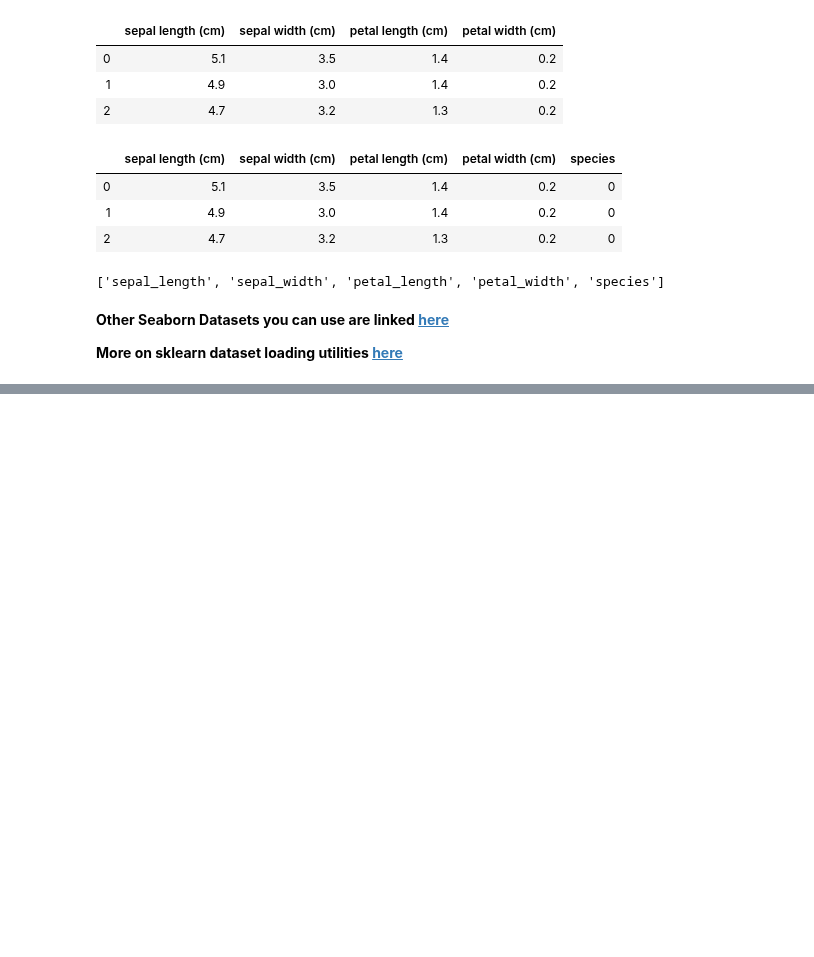
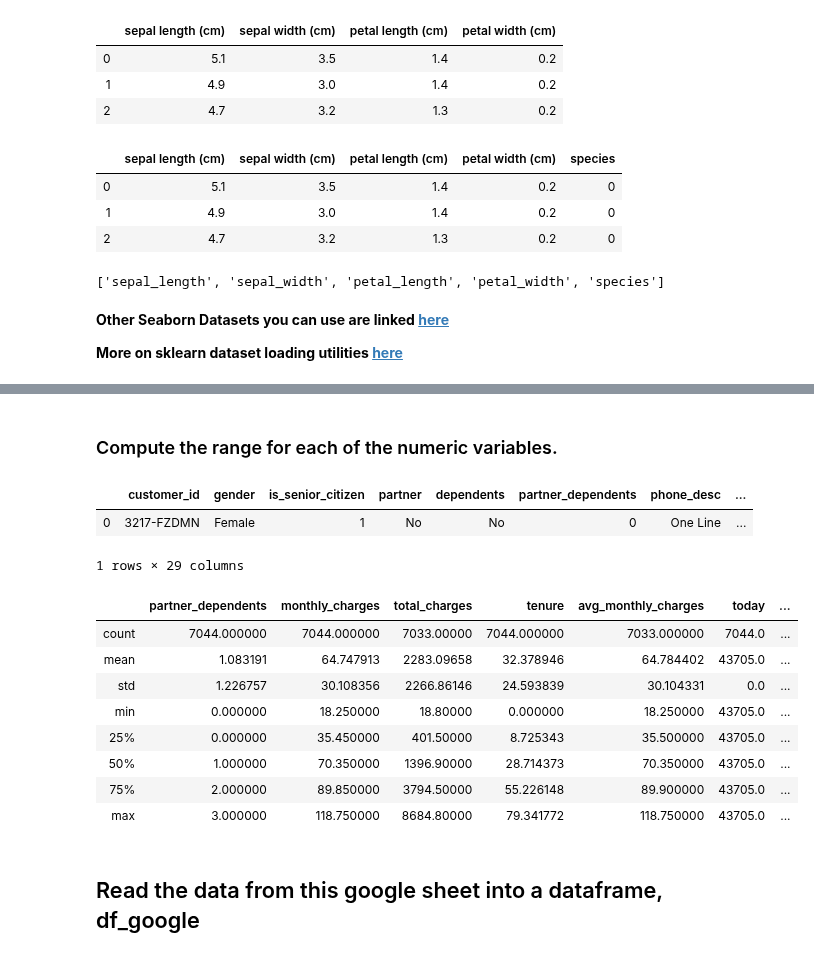
Before and after one commit to faithkane3/ds-methodologies-exercises, a Jupyter notebook: classification/classification_acquire_walkthrough.ipynb, the cells around one changed output, grey strips where cells are left out. Drawn from its saved outputs; the diff is of its cells as text; code cells hidden in the pictures; blank space fills up the shorter version.

```diff
--- a/classification/classification_acquire_walkthrough.ipynb
+++ b/classification/classification_acquire_walkthrough.ipynb
@@ -184,0 +187,3 @@ iris_df.columns.tolist()
+# %%
+customers_df = pd.read_excel('my_telco_churn.xlsx', sheet_name='Table2_CustDetails')
+customers_df.head(3)
@@ -184,0 +276,22 @@ iris_df.columns.tolist()
+# %% [markdown]
+### Compute the range for each of the numeric variables.
+# %%
+customers_df.head(1)
+# %% [output]
+|  | customer_id | gender | is_senior_citizen | partner | dependents | partner_dependents | phone_desc | ... |
+| 0 | 3217-FZDMN | Female | 1 | No | No | 0 | One Line | ... |
+1 rows × 29 columns
+# %%
+customers_df.select_dtypes(['int64', 'float64']).describe()
+# %% [output]
+|  | partner_dependents | monthly_charges | total_charges | tenure | avg_monthly_charges | today | ... |
+| count | 7044.000000 | 7044.000000 | 7033.00000 | 7044.000000 | 7033.000000 | 7044.0 | ... |
+| mean | 1.083191 | 64.747913 | 2283.09658 | 32.378946 | 64.784402 | 43705.0 | ... |
+| std | 1.226757 | 30.108356 | 2266.86146 | 24.593839 | 30.104331 | 0.0 | ... |
+| min | 0.000000 | 18.250000 | 18.80000 | 0.000000 | 18.250000 | 43705.0 | ... |
+| 25% | 0.000000 | 35.450000 | 401.50000 | 8.725343 | 35.500000 | 43705.0 | ... |
+| 50% | 1.000000 | 70.350000 | 1396.90000 | 28.714373 | 70.350000 | 43705.0 | ... |
+| 75% | 2.000000 | 89.850000 | 3794.50000 | 55.226148 | 89.900000 | 43705.0 | ... |
+| max | 3.000000 | 118.750000 | 8684.80000 | 79.341772 | 118.750000 | 43705.0 | ... |
+# %% [markdown]
+## Read the data from this google sheet into a dataframe, df_google
```
Also changed, not shown: parts of 41 cells of this notebook, 3 other files.
